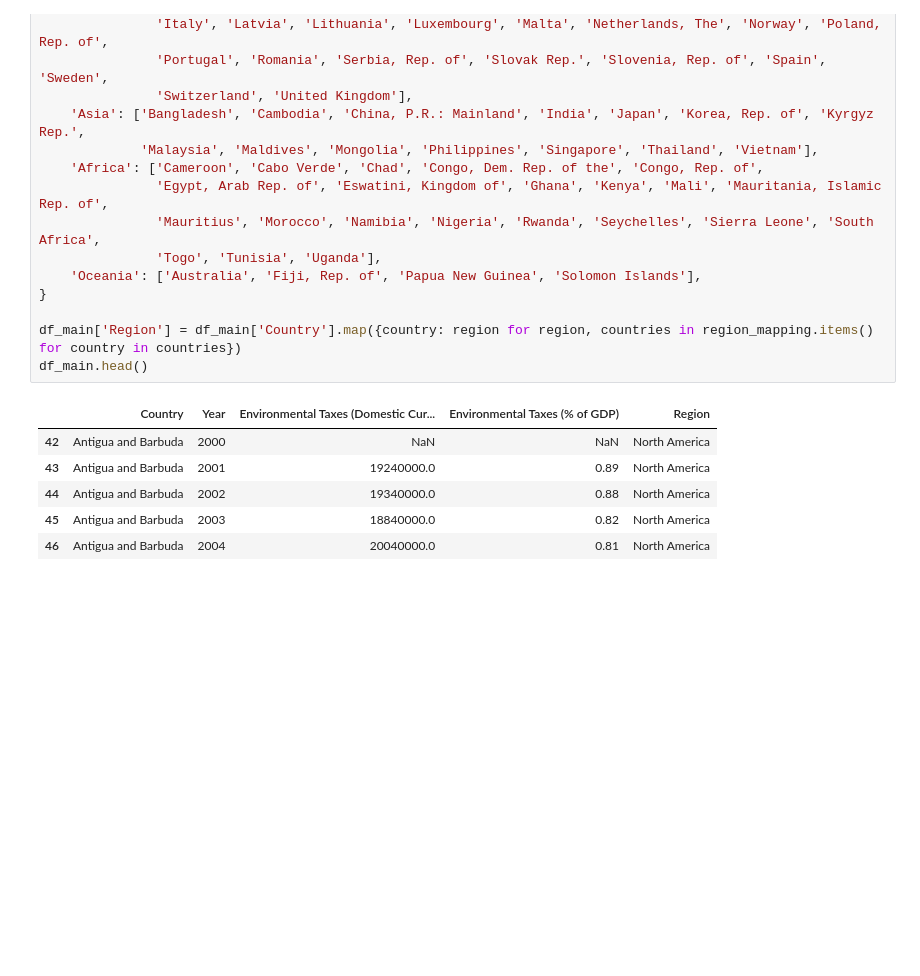
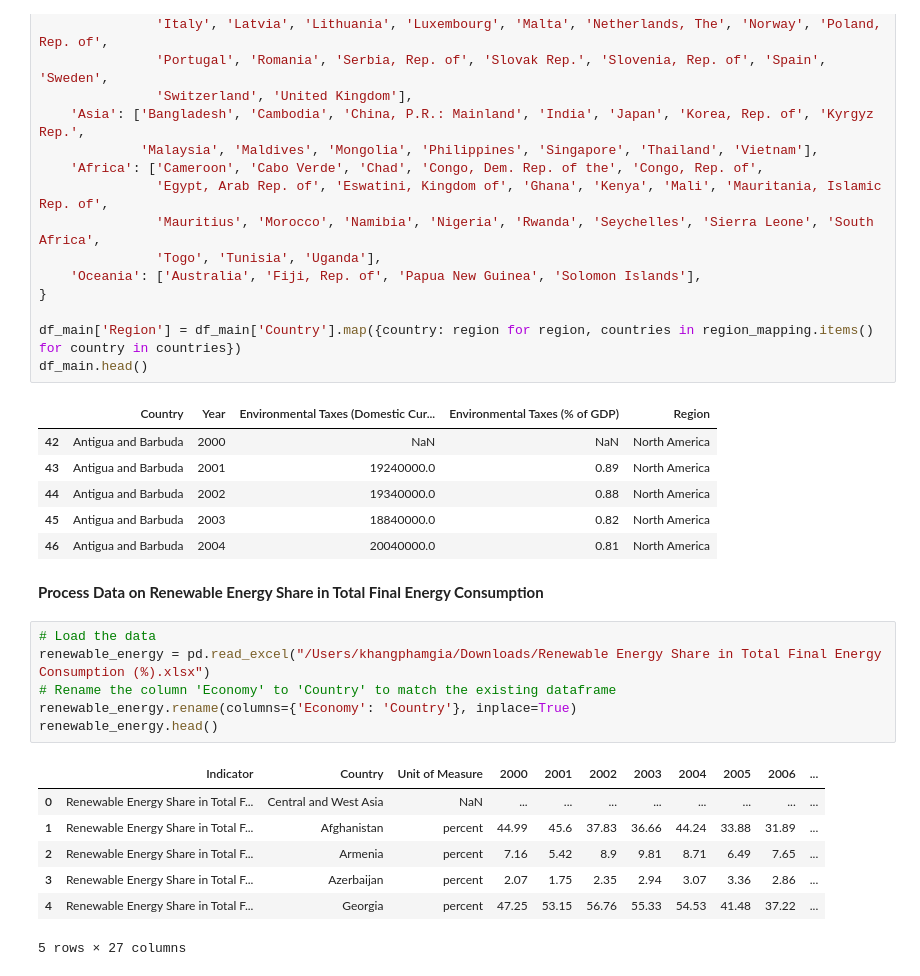
Before and after one commit to giakhang1906/Economic-Capstone, a Jupyter notebook: Data_Processing.ipynb, the cells around one changed output. Drawn from its saved outputs; the diff is of its cells as text; blank space fills up the shorter version.

```diff
--- a/Data_Processing.ipynb
+++ b/Data_Processing.ipynb
@@ -233,3 +235,19 @@ df_main.head()
 | 44 | Antigua and Barbuda | 2002 | 19340000.0 | 0.88 | North America |
 | 45 | Antigua and Barbuda | 2003 | 18840000.0 | 0.82 | North America |
 | 46 | Antigua and Barbuda | 2004 | 20040000.0 | 0.81 | North America |
+# %% [markdown]
+**Process Data on Renewable Energy Share in Total Final Energy Consumption**
+# %%
+# Load the data
+renewable_energy = pd.read_excel("/Users/khangphamgia/Downloads/Renewable Energy Share in Total Final Energy Consumption (%).xlsx")
+# Rename the column 'Economy' to 'Country' to match the existing dataframe
+renewable_energy.rename(columns={'Economy': 'Country'}, inplace=True)
+renewable_energy.head()
+# %% [output]
+|  | Indicator | Country | Unit of Measure | 2000 | 2001 | 2002 | 2003 | 2004 | 2005 | 2006 | ... |
+| 0 | Renewable Energy Share in Total F... | Central and West Asia | NaN | ... | ... | ... | ... | ... | ... | ... | ... |
+| 1 | Renewable Energy Share in Total F... | Afghanistan | percent | 44.99 | 45.6 | 37.83 | 36.66 | 44.24 | 33.88 | 31.89 | ... |
+| 2 | Renewable Energy Share in Total F... | Armenia | percent | 7.16 | 5.42 | 8.9 | 9.81 | 8.71 | 6.49 | 7.65 | ... |
+| 3 | Renewable Energy Share in Total F... | Azerbaijan | percent | 2.07 | 1.75 | 2.35 | 2.94 | 3.07 | 3.36 | 2.86 | ... |
+| 4 | Renewable Energy Share in Total F... | Georgia | percent | 47.25 | 53.15 | 56.76 | 55.33 | 54.53 | 41.48 | 37.22 | ... |
+5 rows × 27 columns
```
Also changed, not shown: parts of 17 cells of this notebook.
